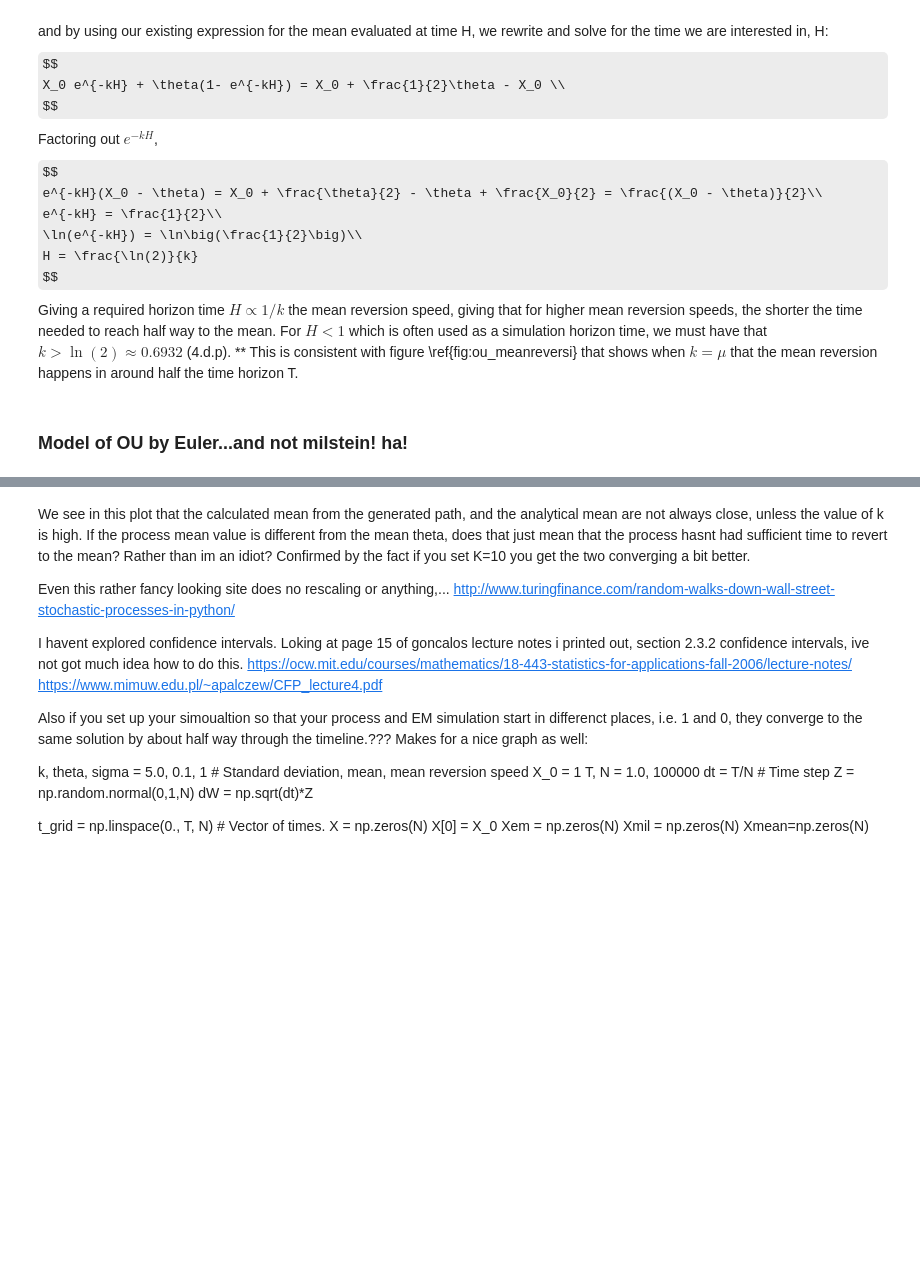
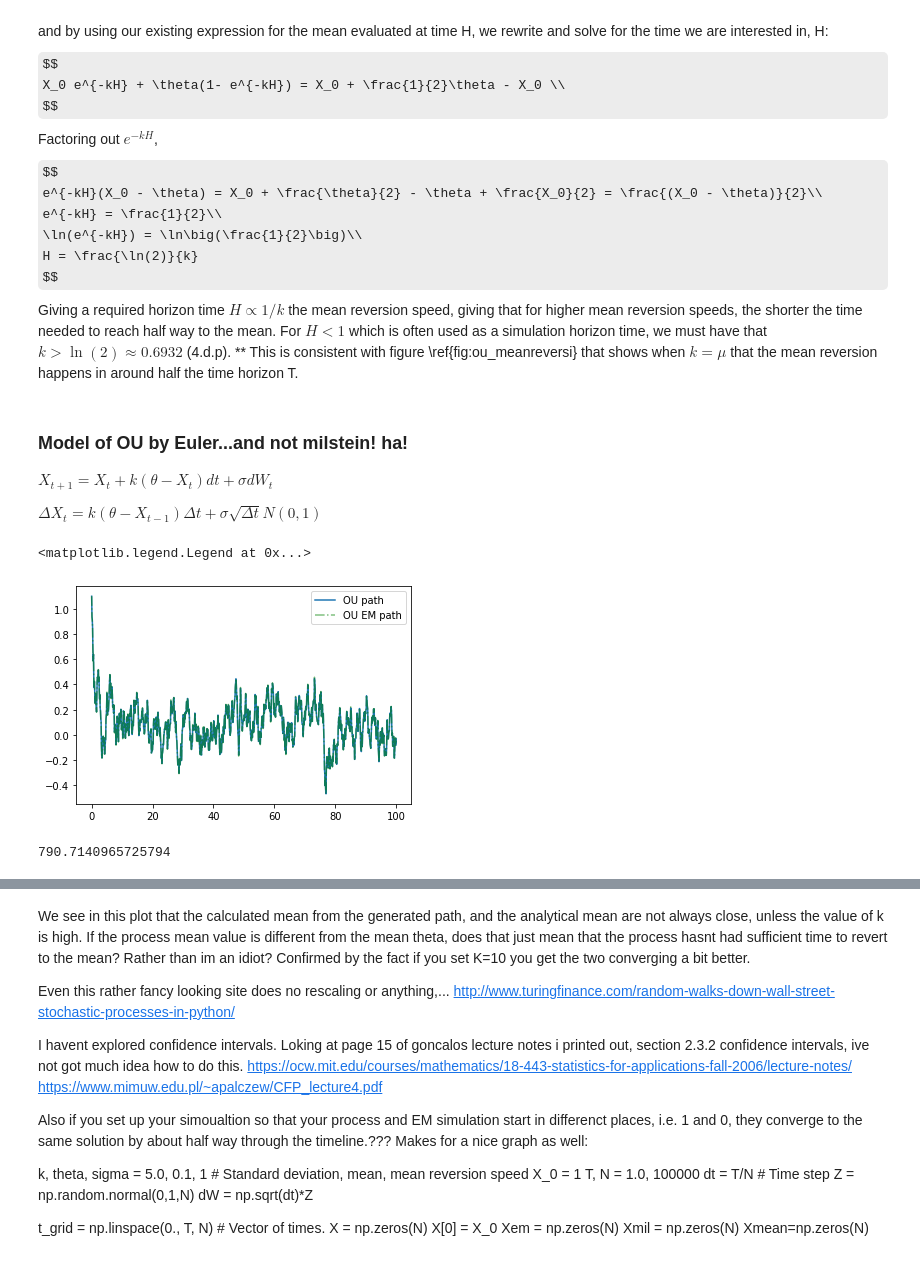
Before and after one commit to s2133934/StochVol, a Jupyter notebook: Notes.ipynb, the cells around one changed output, grey strips where cells are left out. Drawn from its saved outputs; the diff is of its cells as text; code cells hidden in the pictures; some formulas as TeX source; blank space fills up the shorter version.

```diff
--- a/Notes.ipynb
+++ b/Notes.ipynb
@@ -772,3 +772,40 @@ $$
 Giving a required horizon time $H \propto 1/k$ the mean reversion speed, giving that for higher mean reversion speeds, the shorter the time needed to reach half way to the mean. For $H \lt 1$ which is often used as a simulation horizon time, we must have that $k \gt \ln(2)\approx 0.6932$ (4.d.p). ** This is consistent with figure \ref{fig:ou_meanreversi} that shows when $k=\mu$ that the mean reversion happens in around half the time horizon T.
 # %% [markdown]
 ### Model of OU by Euler...and not milstein! ha!
+$X_{t+1} = X_t + k(\theta - X_t)dt + \sigma dW_t$
+
+$\Delta X_t = k(\theta-X_{t-1})\Delta t + \sigma \sqrt{\Delta t} N(0,1)$
+# %%
+import numpy as np
+import matplotlib.pyplot as plt
+from scipy.optimize import minimize
+######## Model OU with Euler and Milstein ################
+#Ornstein Uhlenbeck Process - Euler Marumaya discretisation
+np.random.seed(123)
+k, theta, sigma = 1.0, 0.1, 0.2 #  mean reversion speed, long term mean, volatility
+T, N = 100, 1001
+t_grid = np.linspace(0, T, N) # Vector of times.
+dt = T/N
+
+Z = np.random.normal(0,1,N)
+dW = np.sqrt(dt)*Z
+
+X_0 = 1.1
+X = np.zeros(N)
+X[0] = X_0
+X_exact = np.zeros(N)
+X_exact[0] = X_0
+
+for i in range(N-1):
+    # Exact
+    X_exact[i+1] = X[i]*np.exp(-k*dt) + theta*(1-np.exp(-k*dt)) + \
+                            sigma*np.sqrt( (1-np.exp(-2*k*dt))/(2*k) ) * Z[i]
+    # Euler
+    X[i+1] = X[i] + k*(theta-X[i])*dt + sigma*np.sqrt(dt)*Z[i]
+
+plt.plot(t_grid, X_exact, label = 'OU path')
+plt.plot(t_grid, X,'-.', label='OU EM path', color = 'green', alpha=0.5)
+plt.legend()
+# %% [output]
+<matplotlib.legend.Legend at 0x...>
+[figure, added]
@@ -774,0 +857,4 @@ Giving a required horizon time $H \propto 1/k$ the mean reversion speed, giving
+# %%
+ou_loglik([2,1,3],X,dt)
+# %% [output]
+790.7140965725794
```
Also changed, not shown: parts of 41 cells of this notebook, 7 other files.
